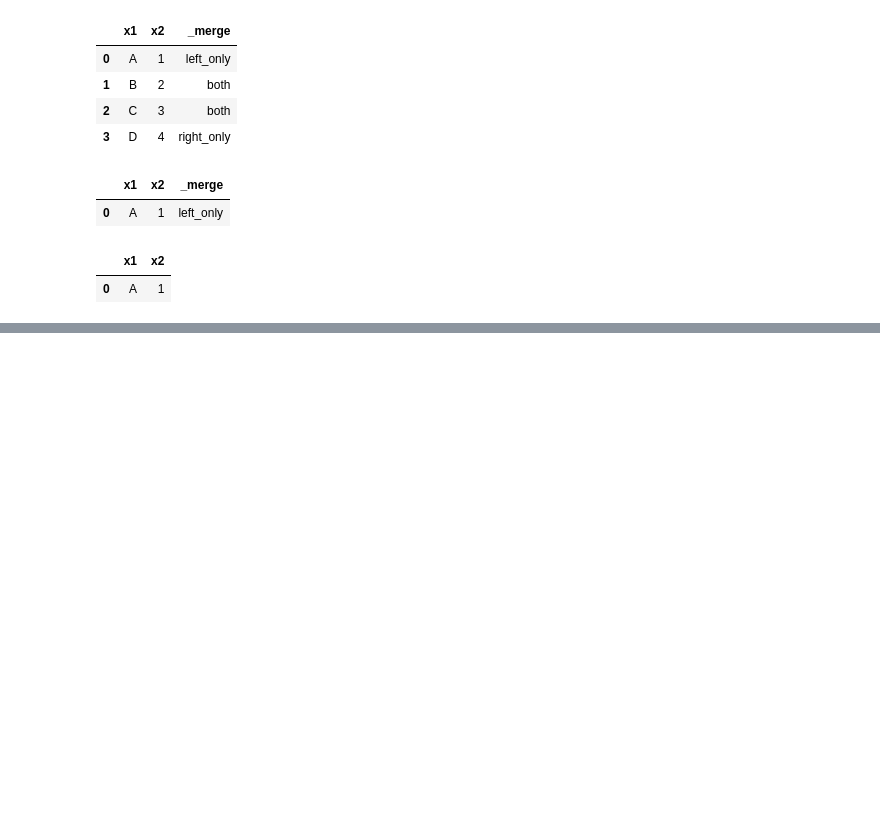
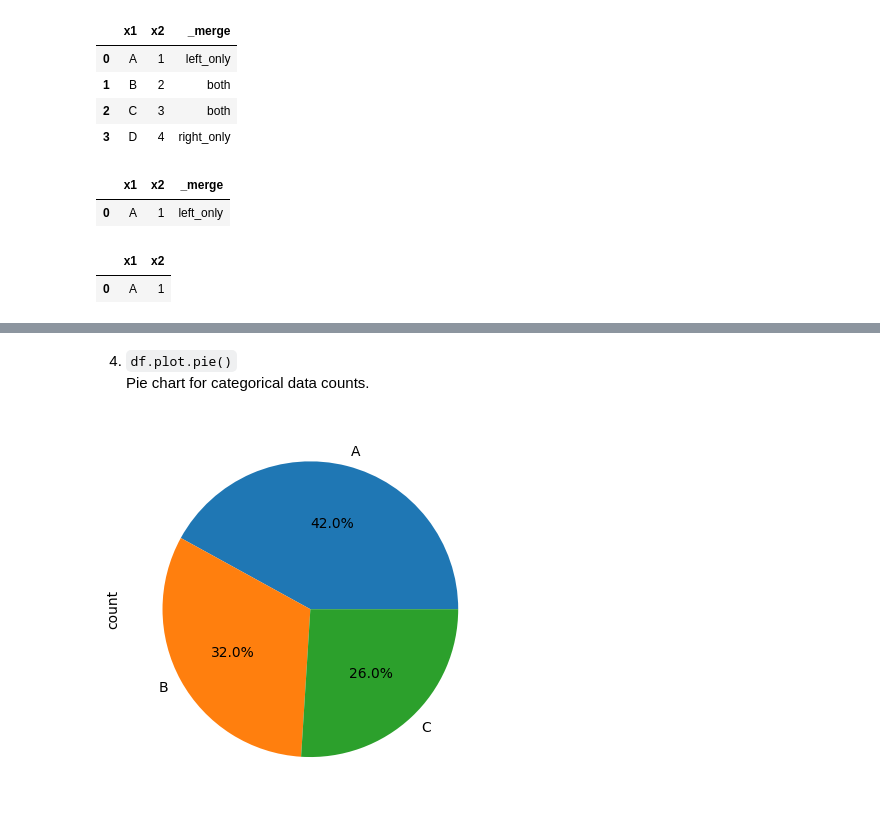
Before and after one commit to abdullahalasif25/My-Notes, a Jupyter notebook: Pandas.ipynb, the cells around one changed output, grey strips where cells are left out. Saved outputs shown, nothing was run; the diff lists cells and outputs as text; code cells hidden in the pictures; blank space fills up the shorter version.

```diff
--- a/Pandas.ipynb
+++ b/Pandas.ipynb
@@ -1524,0 +1619,8 @@ pd.merge(ydf, zdf, how='outer', indicator=True).query('_merge == "left_only"').d
+# %% [markdown]
+4. `df.plot.pie()`
+Pie chart for categorical data counts.
+# %%
+df['category'].value_counts().plot.pie(autopct='%1.1f%%')
+plt.show()
+# %% [output]
+[figure, added]
```
Also changed, not shown: parts of 39 cells of this notebook.
